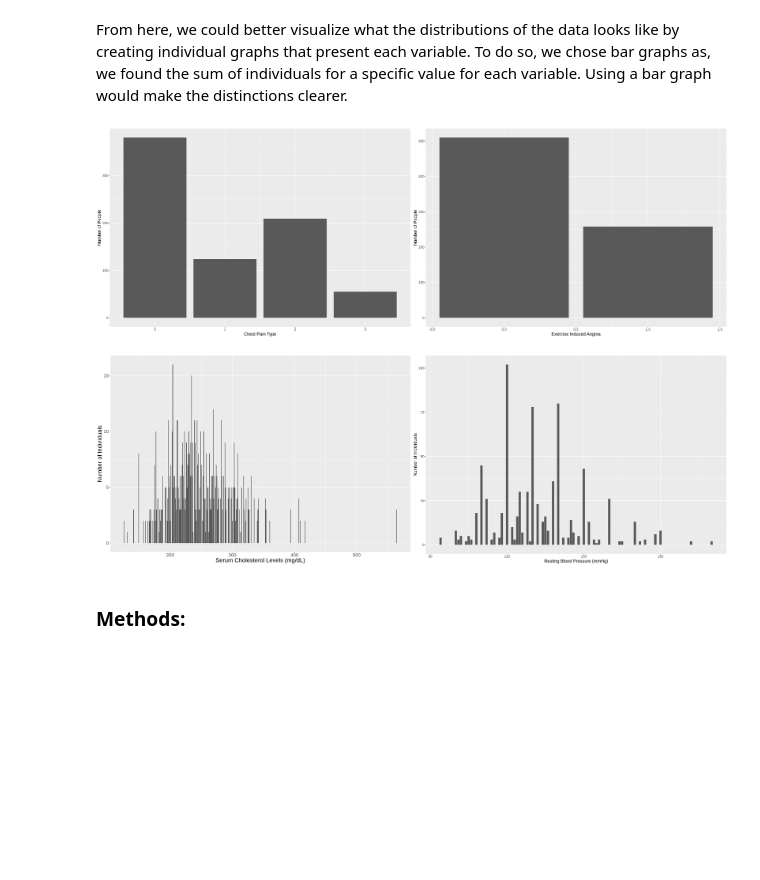
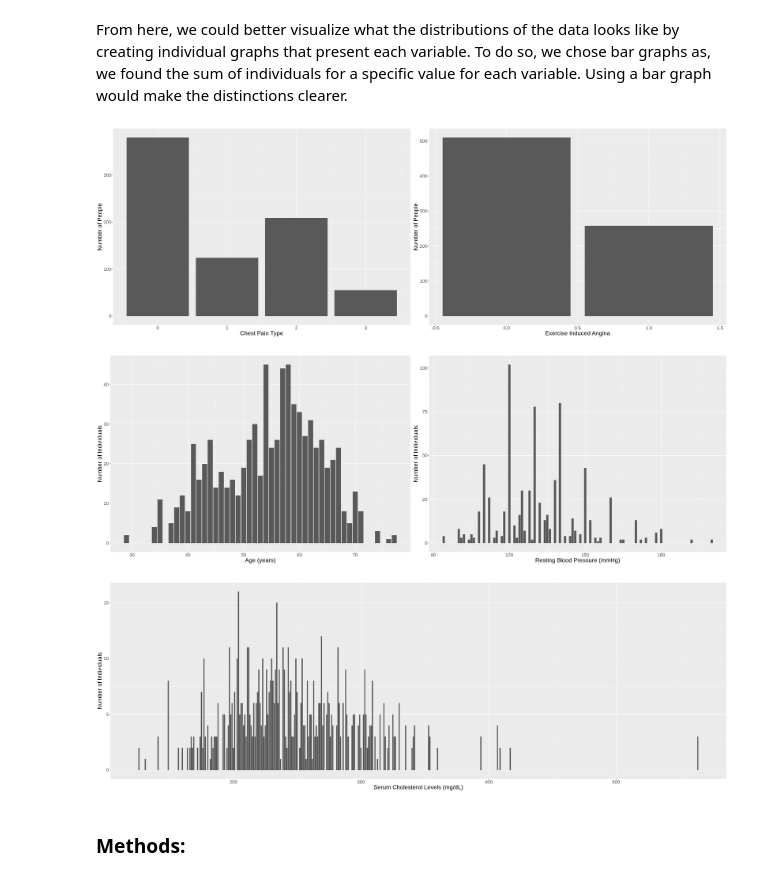
Before and after one commit to jennywyzhao/dsci-group-project-002-14, a Jupyter notebook: Project-Proposal.ipynb, the cells around one changed output. Cells and saved outputs as stored; diff of their text form; code cells hidden in the pictures; blank space fills up the shorter version.

```diff
--- a/Project-Proposal.ipynb
+++ b/Project-Proposal.ipynb
@@ -138,37 +138,40 @@ From here, we could better visualize what the distributions of the data looks li
 # %%
 options(repr.plot.width = 30, repr.plot.height = 10)
 
 cp_plot <- ggplot(cp_val, aes(x = cp, y = counts)) +
   geom_bar(stat = "identity")+
   labs(x = "Chest Pain Type", y = "Number of People") +
-  theme(text = element_text(size = 15))
+  theme(text = element_text(size = 20))
 
 exang_plot <- ggplot(exang_val, aes(x = exang, y = counts)) +
   geom_bar(stat = "identity")+
   labs(x = "Exercise Induced Angina", y = "Number of People") +
-  theme(text = element_text(size = 15))
+  theme(text = element_text(size = 20))
 
 grid.arrange(cp_plot, exang_plot, ncol = 2)
 
 chol_plot <-  ggplot(chol_val, aes(x = chol, y = counts)) +
   geom_bar(stat = "identity")+
   labs(x = "Serum Cholesterol Levels (mg/dL)", y = "Number of Individuals")+
   theme(text = element_text(size = 20))
 
 trestbps_plot <-  ggplot(trestbps_val, aes(x = trestbps, y = counts)) +
   geom_bar(stat = "identity")+
   labs(x = "Resting Blood Pressure (mmHg)", y = "Number of Individuals") +
-  theme(text = element_text(size = 15))
+  theme(text = element_text(size = 20))
 
-grid.arrange(chol_plot, trestbps_plot, ncol = 2)
+grid.arrange(age_plot, trestbps_plot, ncol = 2)
 
 age_plot <-  ggplot(age_val, aes(x = age, y = counts)) +
   geom_bar(stat = "identity")+
   labs(x = "Age (years)", y = "Number of Individuals") +
-  theme(text = element_text(size = 15))
+  theme(text = element_text(size = 20))
+
+chol_plot
 # %% [output]
-[figure, old version]
+[figure, new version]
-[figure, old version]
+[figure, new version]
+[figure, added]
 # %% [markdown]
 ### Methods:
 # %% [markdown]
```
Also changed, not shown: parts of 1 cell of this notebook.
